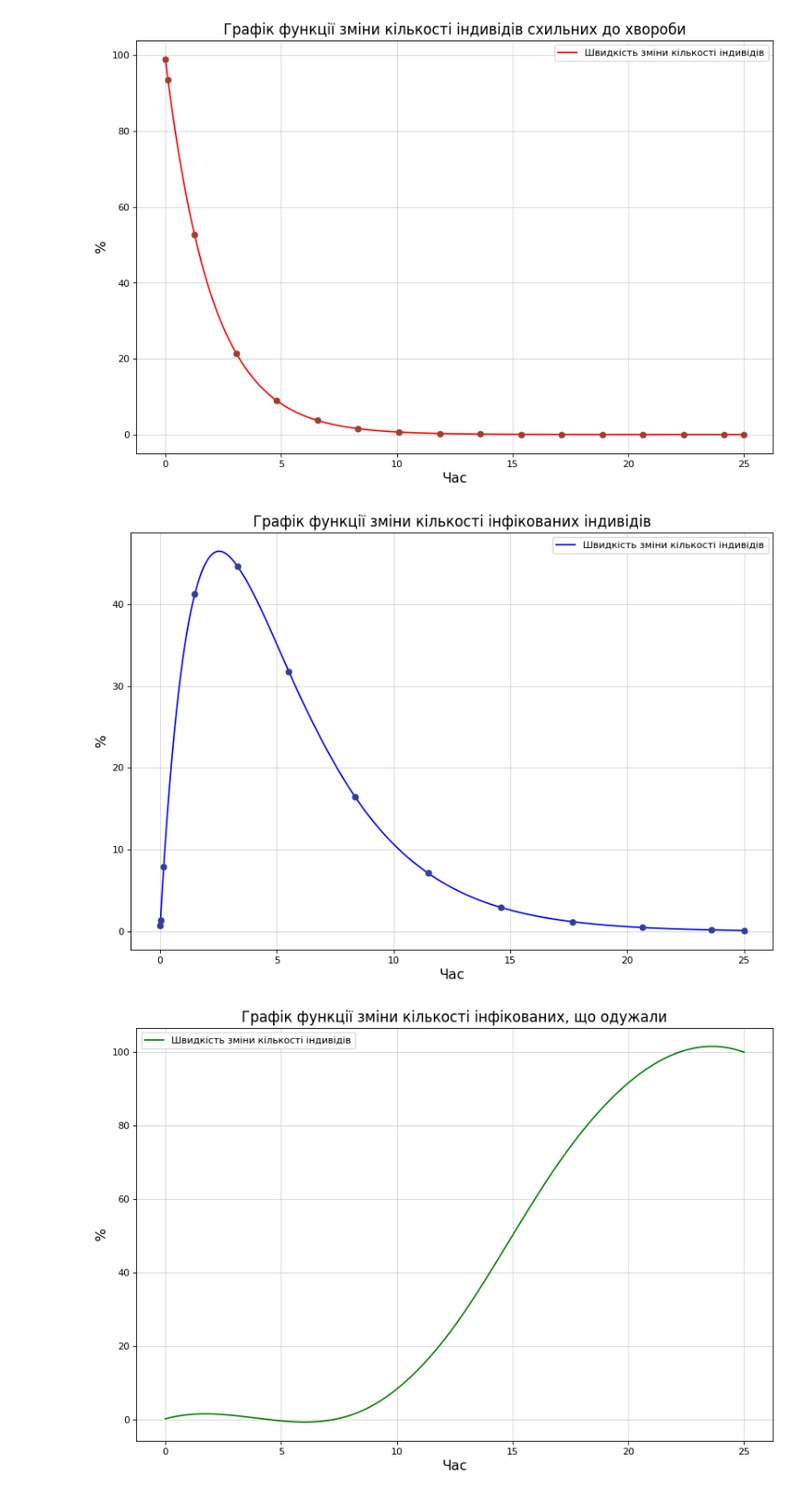
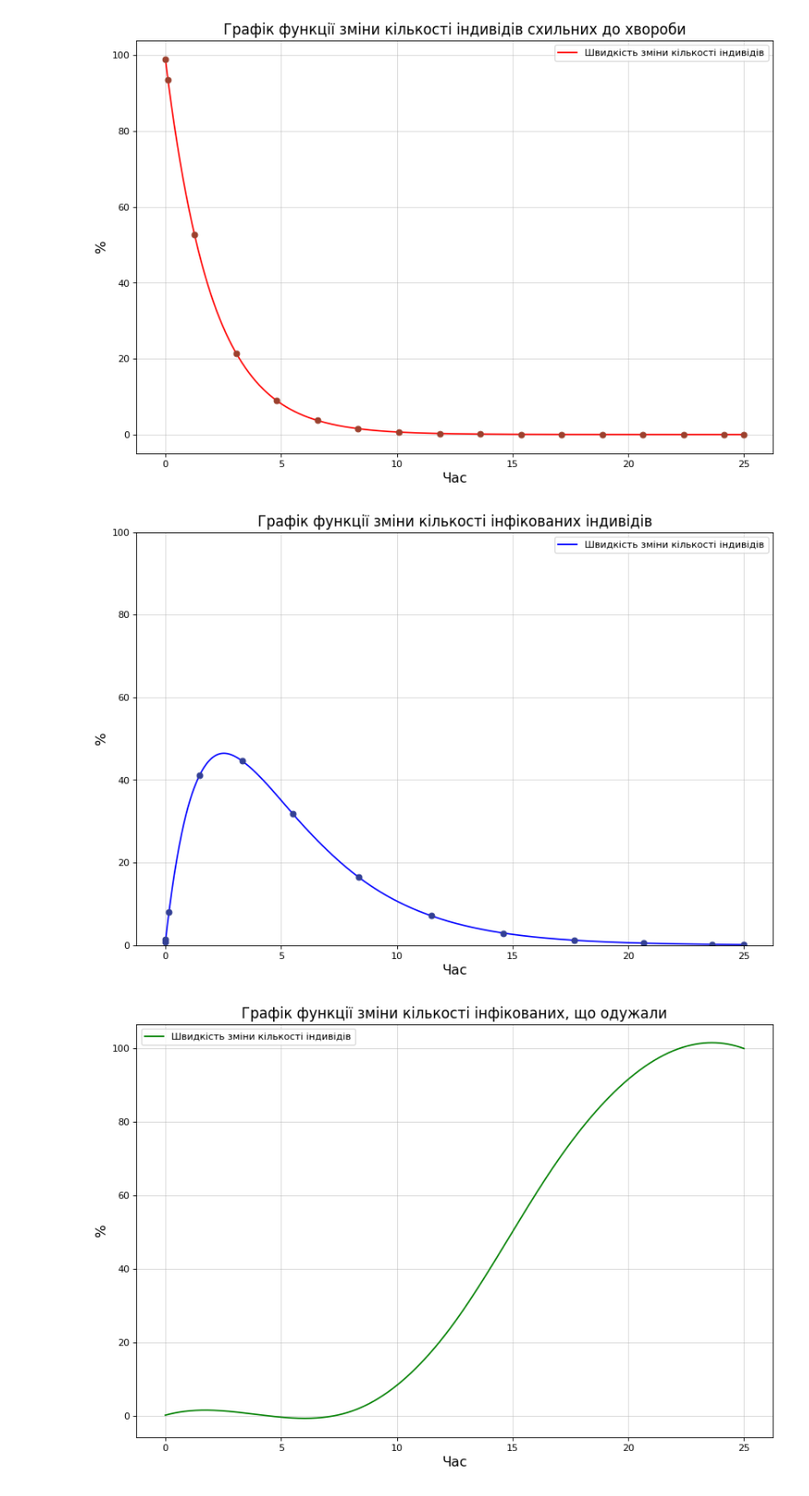
Before and after one commit to IvanShkvyr/Hw4_interpol, a Jupyter notebook: Hw4.2.ipynb, the cells around one changed output. Shown at 92% size. Drawn from its saved outputs; the diff is of its cells as text; code cells hidden in the pictures.

Commit message:
change second plot

```diff
--- a/Hw4.2.ipynb
+++ b/Hw4.2.ipynb
@@ -52,21 +52,22 @@ i_t_cubic = interp1d(t, y, kind='cubic')
 # %%
 plt.figure(figsize=(12,8), dpi= 80)
 
 more_velues = np.linspace(t_0, t_f, 2000)
 
 plt.plot(more_velues, i_t_cubic(more_velues)/N*100, 'blue', label="Швидкість зміни "\
          "кількості індивідів")
 plt.plot(t, y/N*100, "o", color="#334095")
 plt.legend()
 
+plt.ylim(0,100)
 plt.xlabel('Час', size="x-large")
 plt.ylabel('%', size="x-large")
 plt.title('Графік функції зміни кількості інфікованих індивідів', fontsize=15)
 
 plt.grid(alpha=0.5)
 plt.show()
 # %% [output]
-[figure, old version]
+[figure, new version]
 # %%
 def dRdt(t, R):
     return b * i_t_cubic(t)
```
